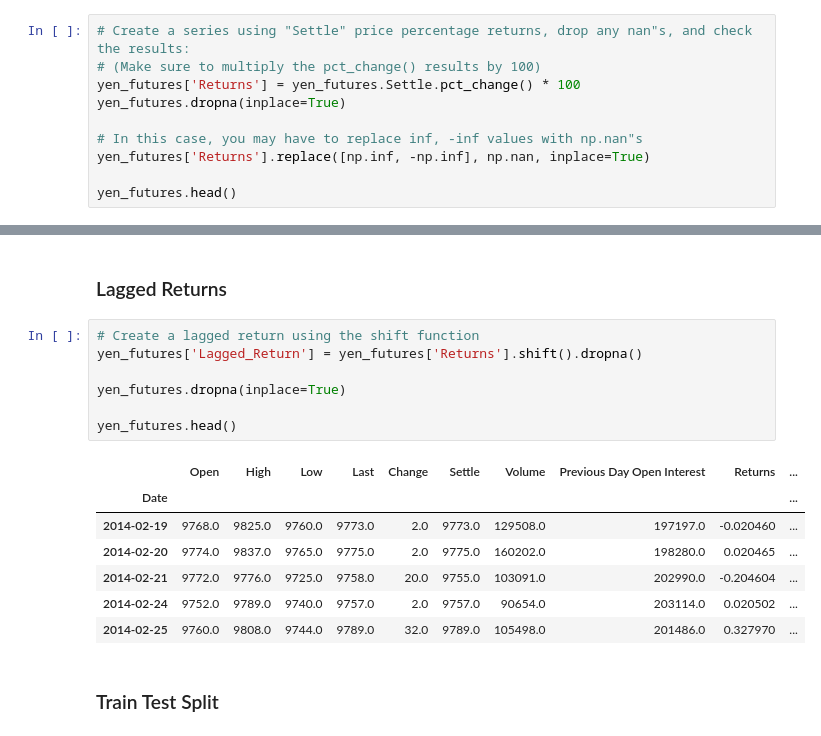
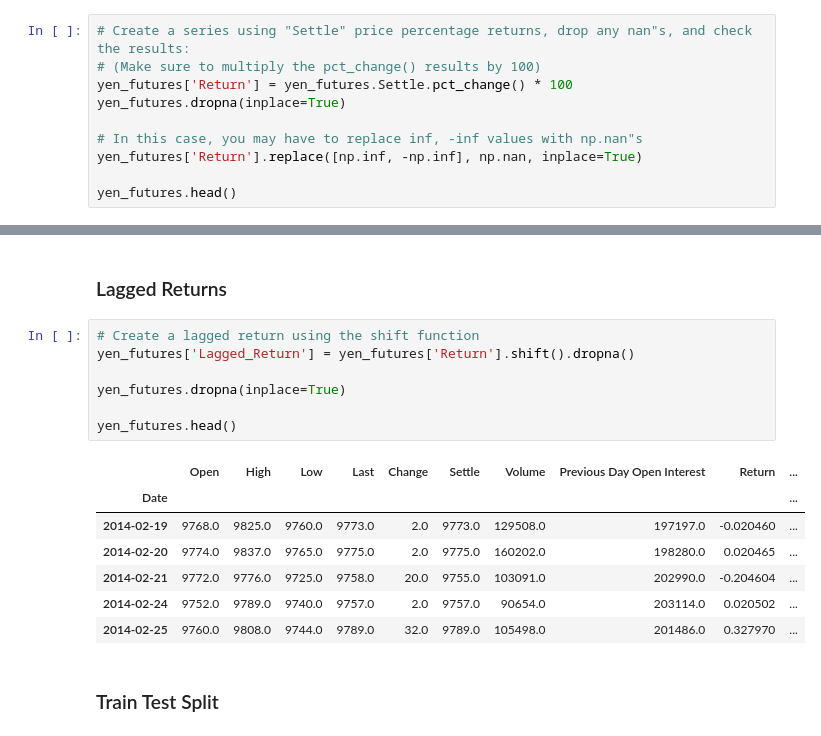
Before and after one commit to illyanyc/cu_fintech_assignments, a Jupyter notebook: 10_time_series/regression_analysis.ipynb, the cells around one changed output, grey strips where cells are left out. Cells and saved outputs as stored; diff of their text form.

```diff
--- a/10_time_series/regression_analysis.ipynb
+++ b/10_time_series/regression_analysis.ipynb
@@ -47,11 +49,11 @@ yen_futures.head()
 # %%
 # Create a series using "Settle" price percentage returns, drop any nan"s, and check the results:
 # (Make sure to multiply the pct_change() results by 100)
-yen_futures['Returns'] = yen_futures.Settle.pct_change() * 100
+yen_futures['Return'] = yen_futures.Settle.pct_change() * 100
 yen_futures.dropna(inplace=True)
 
 # In this case, you may have to replace inf, -inf values with np.nan"s
-yen_futures['Returns'].replace([np.inf, -np.inf], np.nan, inplace=True)
+yen_futures['Return'].replace([np.inf, -np.inf], np.nan, inplace=True)
 
 yen_futures.head()
 # %% [output]
@@ -66,13 +68,13 @@ yen_futures.head()
 ### Lagged Returns
 # %%
 # Create a lagged return using the shift function
-yen_futures['Lagged_Return'] = yen_futures['Returns'].shift().dropna()
+yen_futures['Lagged_Return'] = yen_futures['Return'].shift().dropna()
 
 yen_futures.dropna(inplace=True)
 
 yen_futures.head()
 # %% [output]
-|  | Open | High | Low | Last | Change | Settle | Volume | Previous Day Open Interest | Returns | ... |
+|  | Open | High | Low | Last | Change | Settle | Volume | Previous Day Open Interest | Return | ... |
 | Date |  |  |  |  |  |  |  |  |  | ... |
 | 2014-02-19 | 9768.0 | 9825.0 | 9760.0 | 9773.0 | 2.0 | 9773.0 | 129508.0 | 197197.0 | -0.020460 | ... |
 | 2014-02-20 | 9774.0 | 9837.0 | 9765.0 | 9775.0 | 2.0 | 9775.0 | 160202.0 | 198280.0 | 0.020465 | ... |
```
Also changed, not shown: parts of 14 cells of this notebook, 15 other files.
